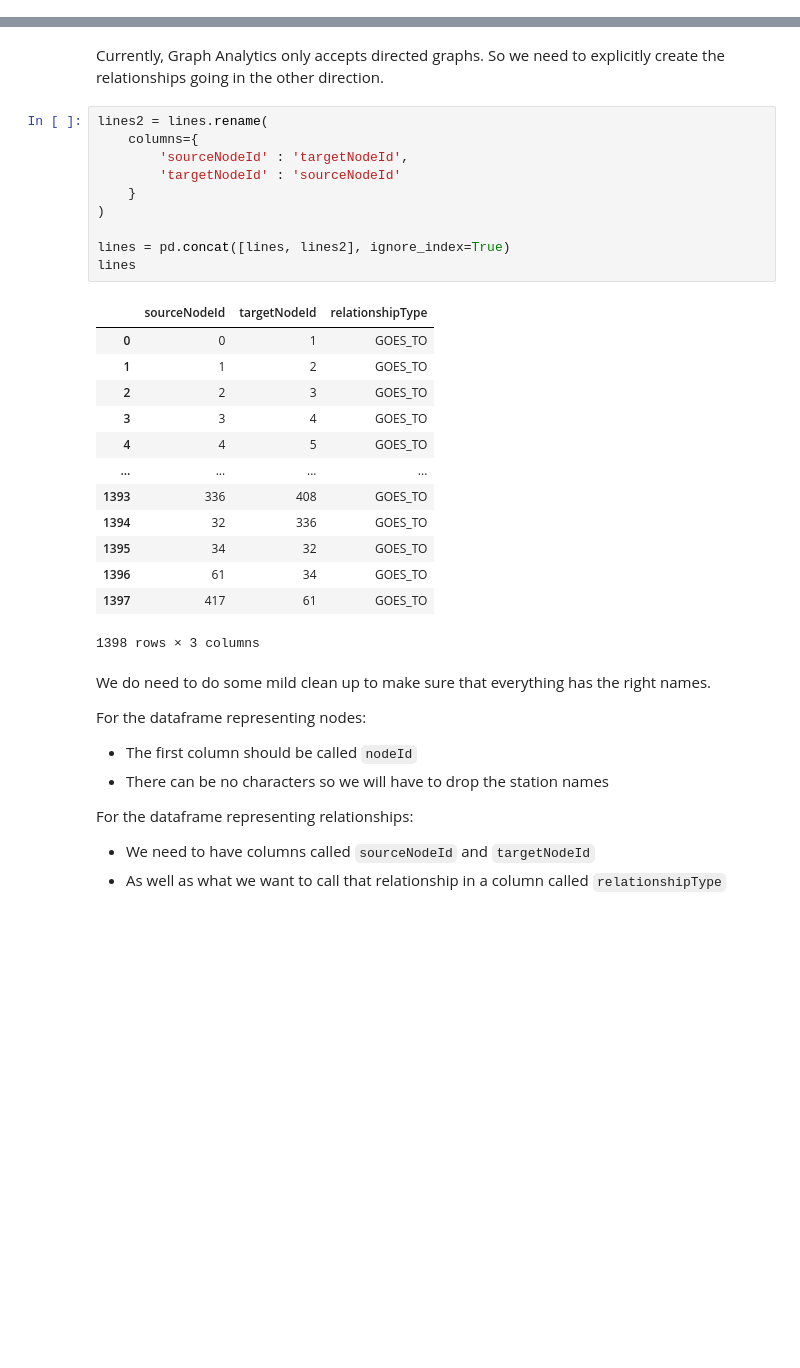
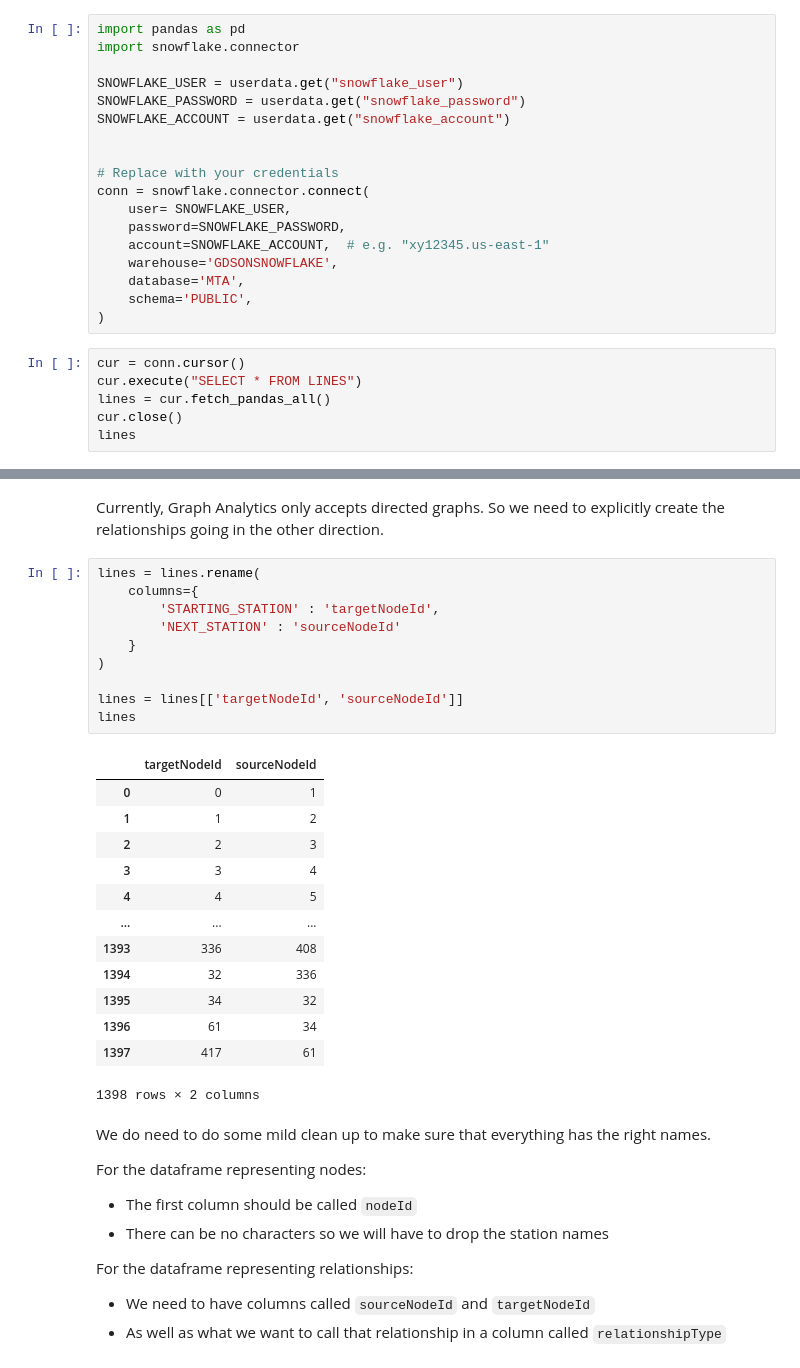
Before and after one commit to neo4j-product-examples/aura-graph-analytics, a Jupyter notebook: mta_subways/Subways.ipynb, the cells around one changed output, grey strips where cells are left out. Saved outputs shown, nothing was run; the diff lists cells and outputs as text; blank space fills up the shorter version.

```diff
--- a/mta_subways/Subways.ipynb
+++ b/mta_subways/Subways.ipynb
@@ -71,0 +79,24 @@ stations = pd.read_csv("https://raw.githubusercontent.com/corydonbaylor/aura-gra
+# %%
+import pandas as pd
+import snowflake.connector
+
+SNOWFLAKE_USER = userdata.get("snowflake_user")
+SNOWFLAKE_PASSWORD = userdata.get("snowflake_password")
+SNOWFLAKE_ACCOUNT = userdata.get("snowflake_account")
+
+
+# Replace with your credentials
+conn = snowflake.connector.connect(
+    user= SNOWFLAKE_USER,
+    password=SNOWFLAKE_PASSWORD,
+    account=SNOWFLAKE_ACCOUNT,  # e.g. "xy12345.us-east-1"
+    warehouse='GDSONSNOWFLAKE',
+    database='MTA',
+    schema='PUBLIC',
+)
+# %%
+cur = conn.cursor()
+cur.execute("SELECT * FROM LINES")
+lines = cur.fetch_pandas_all()
+cur.close()
+lines
@@ -75,29 +140,29 @@ You can create a projection directly from python dataframes. We have two datafra
 # %% [markdown]
 Currently, Graph Analytics only accepts directed graphs. So we need to explicitly create the relationships going in the other direction.
 # %%
-lines2 = lines.rename(
+lines = lines.rename(
     columns={
-        'sourceNodeId' : 'targetNodeId',
-        'targetNodeId' : 'sourceNodeId'
+        'STARTING_STATION' : 'targetNodeId',
+        'NEXT_STATION' : 'sourceNodeId'
     }
 )
 
-lines = pd.concat([lines, lines2], ignore_index=True)
+lines = lines[['targetNodeId', 'sourceNodeId']]
 lines
 # %% [output]
-|  | sourceNodeId | targetNodeId | relationshipType |
-| 0 | 0 | 1 | GOES_TO |
-| 1 | 1 | 2 | GOES_TO |
-| 2 | 2 | 3 | GOES_TO |
-| 3 | 3 | 4 | GOES_TO |
-| 4 | 4 | 5 | GOES_TO |
-| ... | ... | ... | ... |
-| 1393 | 336 | 408 | GOES_TO |
-| 1394 | 32 | 336 | GOES_TO |
-| 1395 | 34 | 32 | GOES_TO |
-| 1396 | 61 | 34 | GOES_TO |
-| 1397 | 417 | 61 | GOES_TO |
+|  | targetNodeId | sourceNodeId |
+| 0 | 0 | 1 |
+| 1 | 1 | 2 |
+| 2 | 2 | 3 |
+| 3 | 3 | 4 |
+| 4 | 4 | 5 |
+| ... | ... | ... |
+| 1393 | 336 | 408 |
+| 1394 | 32 | 336 |
+| 1395 | 34 | 32 |
+| 1396 | 61 | 34 |
+| 1397 | 417 | 61 |
-1398 rows × 3 columns
+1398 rows × 2 columns
 # %% [markdown]
 We do need to do some mild clean up to make sure that everything has the right names.
 
```
Also changed, not shown: parts of 13 cells of this notebook, 1 other file.
